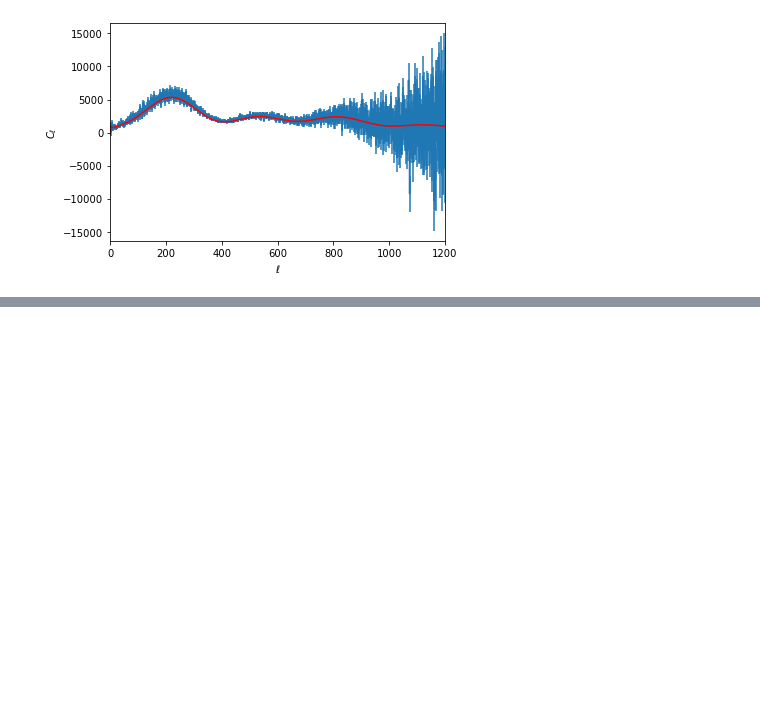
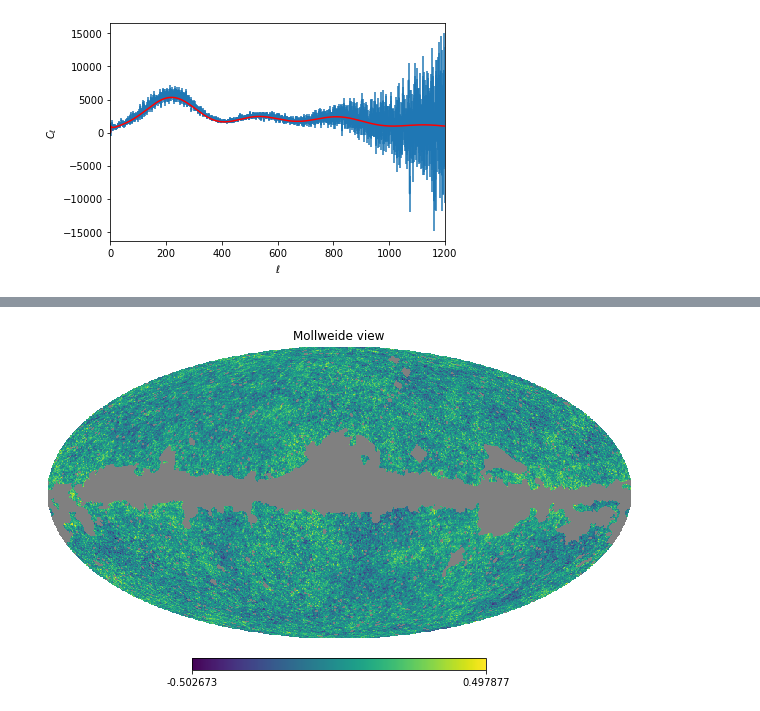
Before and after one commit to csabiu/astronomy, a Jupyter notebook: Astronomy_CMB.ipynb, the cells around one changed output, grey strips where cells are left out. Cells and saved outputs as stored; diff of their text form; code cells hidden in the pictures; blank space fills up the shorter version.

```diff
--- a/Astronomy_CMB.ipynb
+++ b/Astronomy_CMB.ipynb
@@ -195,0 +245,4 @@ plt.show()
+# %%
+hp.mollview(wmap_map_I_masked.filled())
+# %% [output]
+[figure, added]
```
Also changed, not shown: parts of 9 cells of this notebook.
